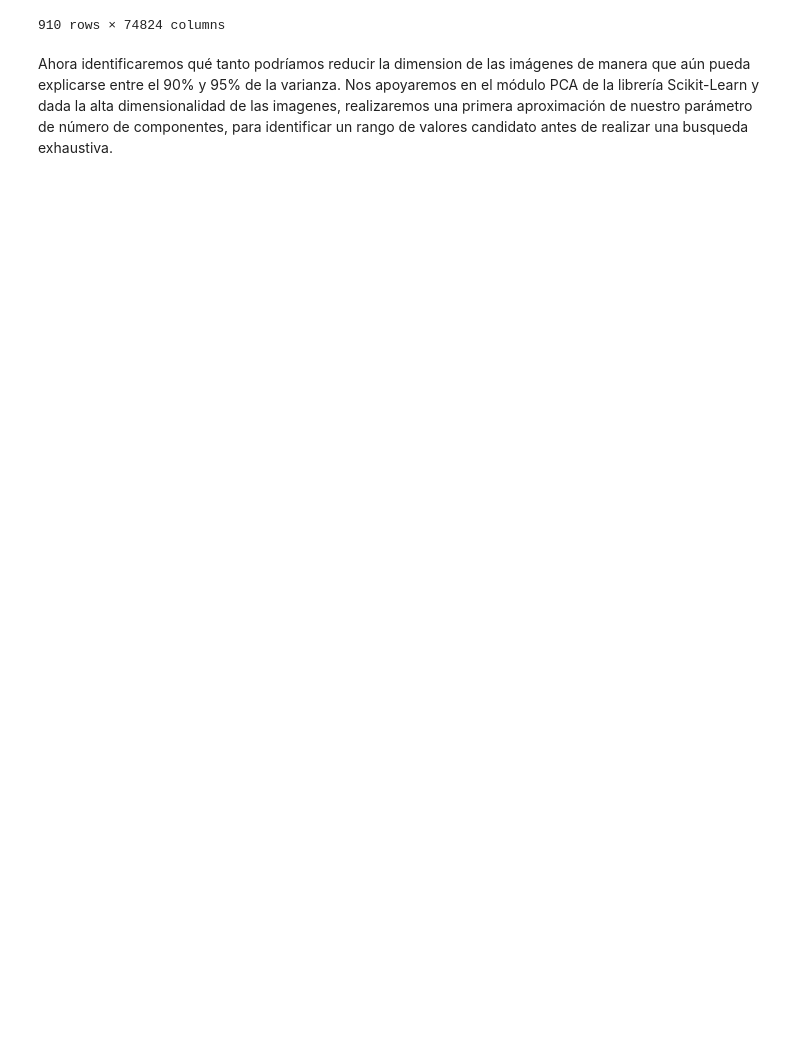
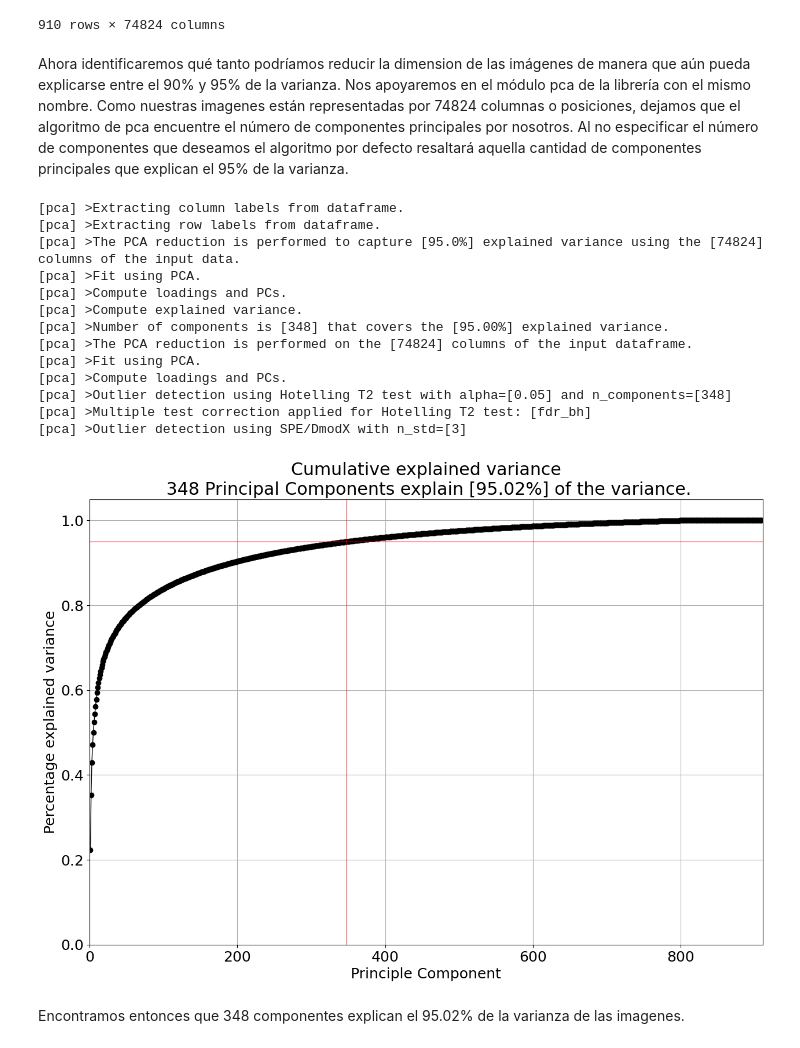
Before and after one commit to MadavR/DentalSegmentation, a Jupyter notebook: 3_Applying_SVD.ipynb, the cells around one changed output. Drawn from its saved outputs; the diff is of its cells as text; code cells hidden in the pictures; blank space fills up the shorter version.

```diff
--- a/3_Applying_SVD.ipynb
+++ b/3_Applying_SVD.ipynb
@@ -80,4 +79,25 @@ X_standardized_df
 | 909 | 1.355687 | 1.329729 | 1.283170 | 1.268680 | 1.221567 | 1.191194 | 1.198197 | 1.195937 | 1.180597 | 1.200909 | ... | ... |
 910 rows × 74824 columns
 # %% [markdown]
-Ahora identificaremos qué tanto podríamos reducir la dimension de las imágenes de manera que aún pueda explicarse entre el 90% y 95% de la varianza.   Nos apoyaremos en el módulo PCA de la librería Scikit-Learn y dada la alta dimensionalidad de las imagenes, realizaremos una primera aproximación de nuestro parámetro de número de componentes, para identificar un rango de valores candidato antes de realizar una busqueda exhaustiva.
+Ahora identificaremos qué tanto podríamos reducir la dimension de las imágenes de manera que aún pueda explicarse entre el 90% y 95% de la varianza.   Nos apoyaremos en el módulo pca de la librería con el mismo nombre.  Como nuestras imagenes están representadas por 74824 columnas o posiciones,  dejamos que el algoritmo de pca encuentre el número de componentes principales por nosotros.  Al no especificar el número de componentes que deseamos el algoritmo por defecto resaltará aquella cantidad de componentes principales que explican el 95% de la varianza.
+# %%
+model = pca()
+model.fit_transform(X_standardized_df)
+fig, ax = model.plot()
+# %% [output]
+[pca] >Extracting column labels from dataframe.
+[pca] >Extracting row labels from dataframe.
+[pca] >The PCA reduction is performed to capture [95.0%] explained variance using the [74824] columns of the input data.
+[pca] >Fit using PCA.
+[pca] >Compute loadings and PCs.
+[pca] >Compute explained variance.
+[pca] >Number of components is [348] that covers the [95.00%] explained variance.
+[pca] >The PCA reduction is performed on the [74824] columns of the input dataframe.
+[pca] >Fit using PCA.
+[pca] >Compute loadings and PCs.
+[pca] >Outlier detection using Hotelling T2 test with alpha=[0.05] and n_components=[348]
+[pca] >Multiple test correction applied for Hotelling T2 test: [fdr_bh]
+[pca] >Outlier detection using SPE/DmodX with n_std=[3]
+[figure, added]
+# %% [markdown]
+Encontramos entonces que 348 componentes explican el 95.02% de la varianza de las imagenes.
```
Also changed, not shown: parts of 16 cells of this notebook.
